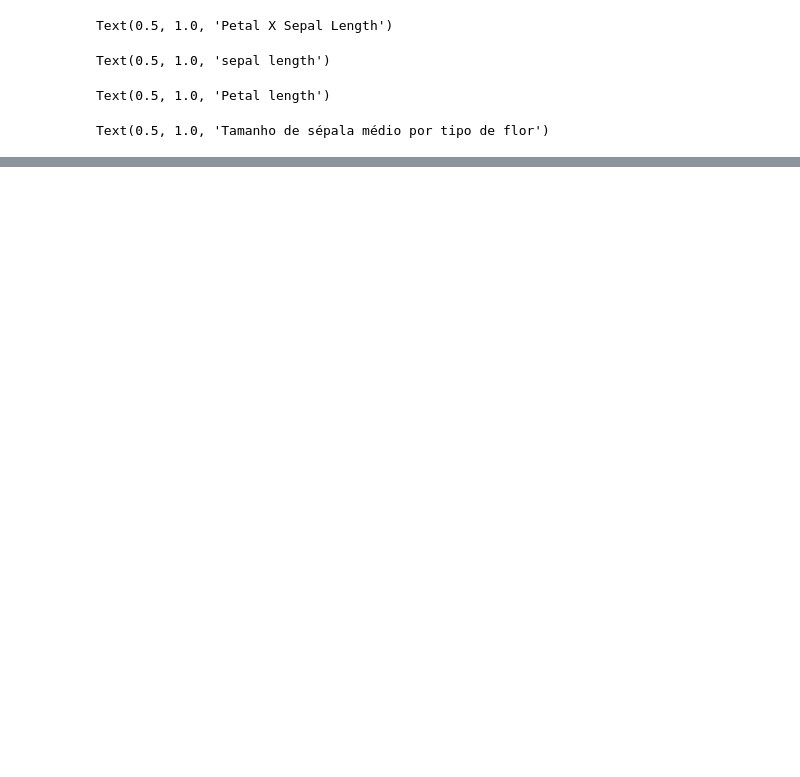
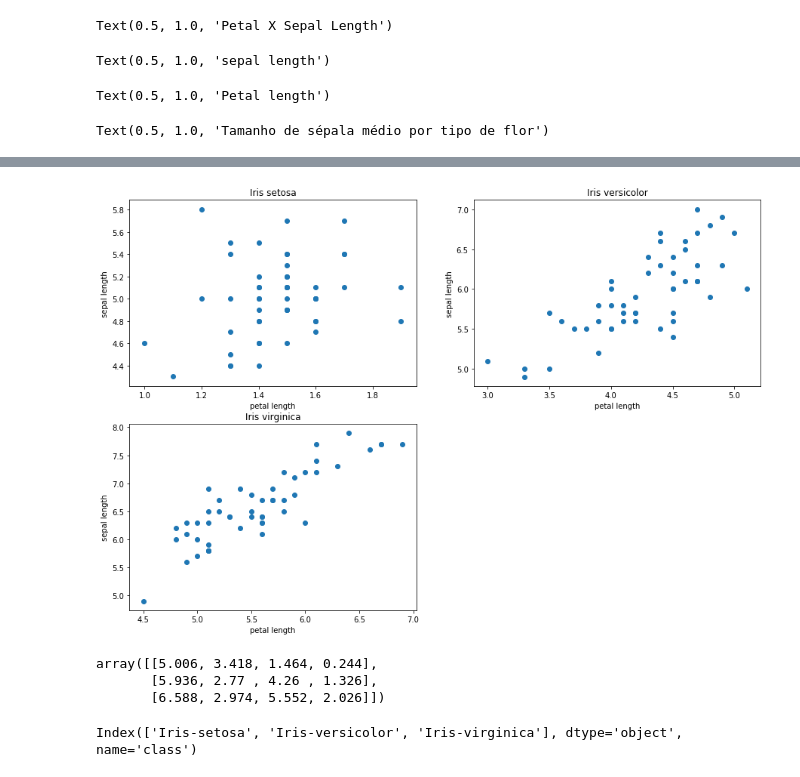
Before and after one commit to lauraDamacenoAlmeida/An-lise-Iris, a Jupyter notebook: Gráficos.ipynb, the cells around one changed output, grey strips where cells are left out. Saved outputs shown, nothing was run; the diff lists cells and outputs as text; code cells hidden in the pictures; blank space fills up the shorter version.

```diff
--- a/Gráficos.ipynb
+++ b/Gráficos.ipynb
@@ -60,0 +141,4 @@ area.savefig('grafico.png',dpi = 300,bbox_inches = 'tight')
+# %%
+g1 = area4.add_subplot(2,2,1)
+g2 = area4.add_subplot(2,2,2)
+g3 = area4.add_subplot(2,2,3)
@@ -60,0 +169,4 @@ area.savefig('grafico.png',dpi = 300,bbox_inches = 'tight')
+# %%
+area4
+# %% [output]
+[figure, added]
@@ -60,0 +177,10 @@ area.savefig('grafico.png',dpi = 300,bbox_inches = 'tight')
+# %%
+media_class.values
+# %% [output]
+array([[5.006, 3.418, 1.464, 0.244],
+       [5.936, 2.77 , 4.26 , 1.326],
+       [6.588, 2.974, 5.552, 2.026]])
+# %%
+media_class.index
+# %% [output]
+Index(['Iris-setosa', 'Iris-versicolor', 'Iris-virginica'], dtype='object', name='class')
```
Also changed, not shown: parts of 29 cells of this notebook, 4 other files.
